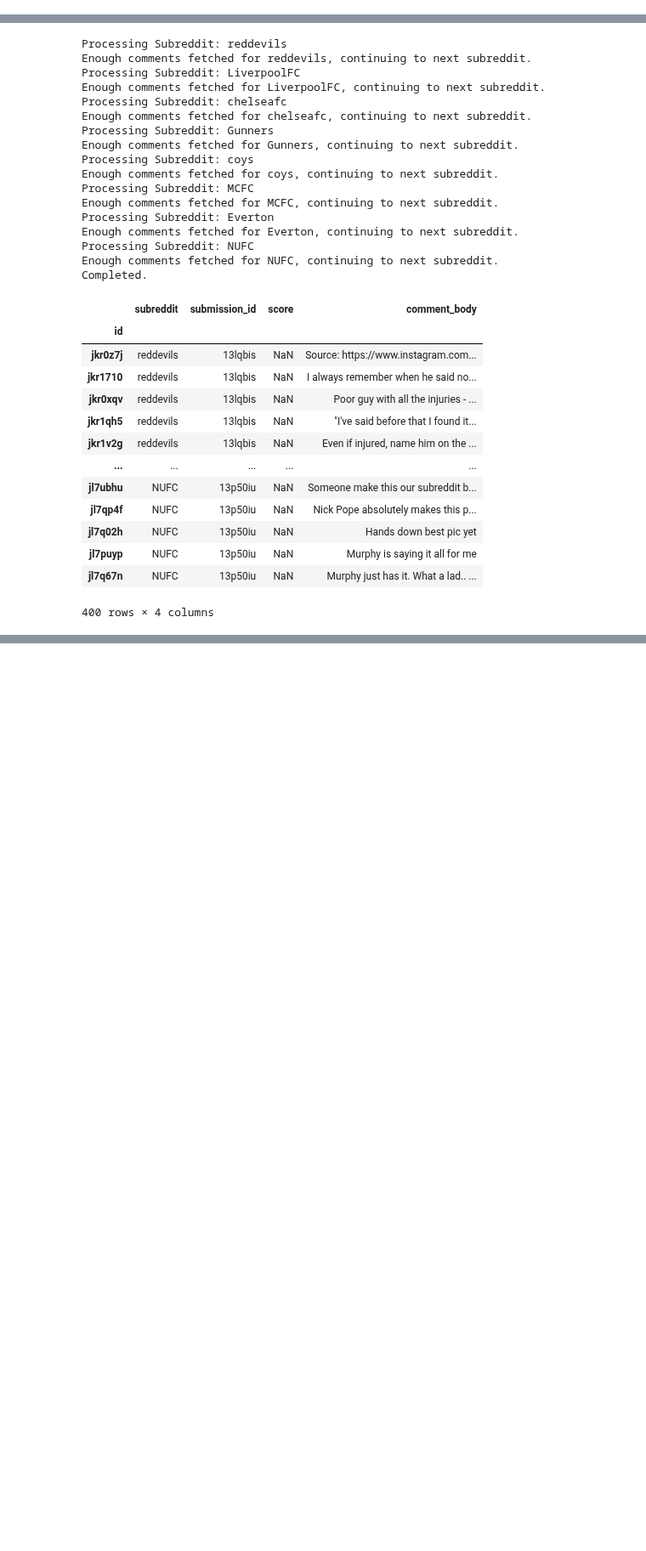
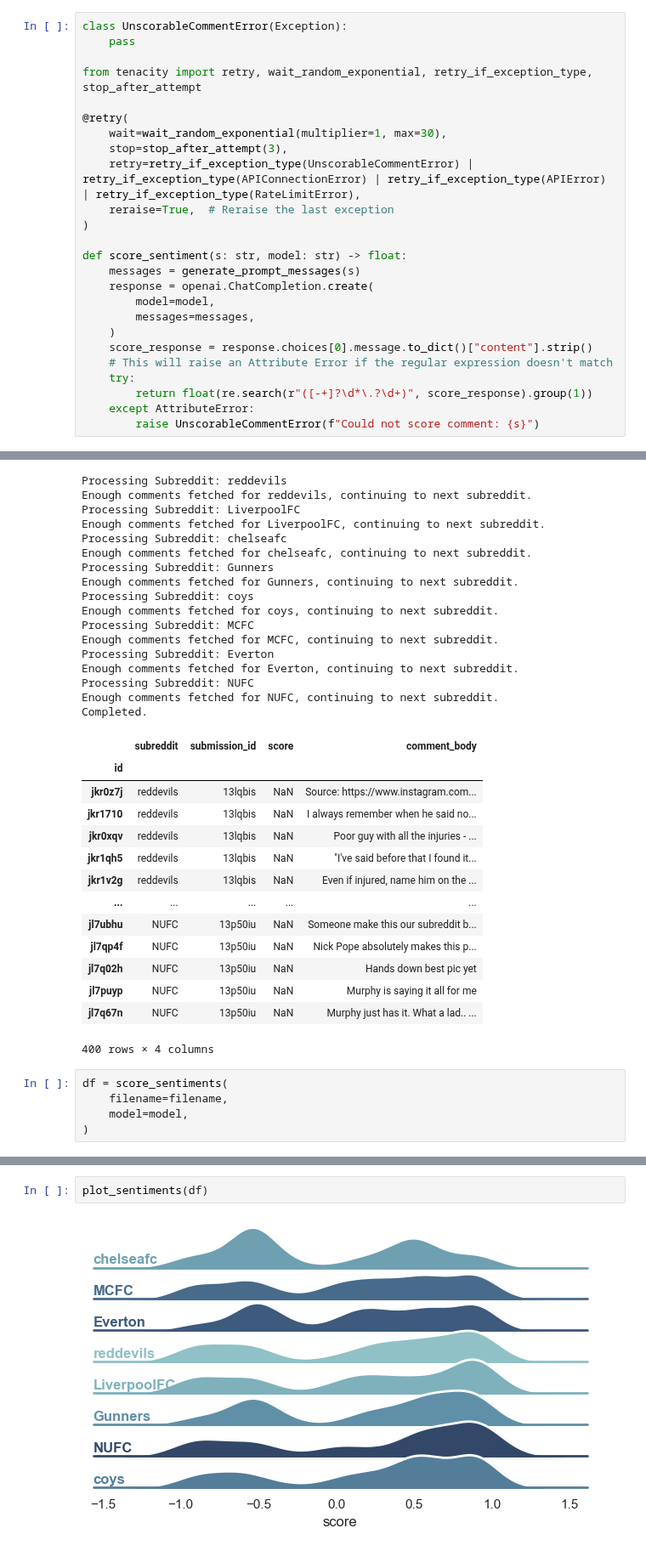
Before and after one commit to qmeng222/SentimentMap, a Jupyter notebook: SentimentMap.ipynb, the cells around one changed output, grey strips where cells are left out. Shown at 85% size. Cells and saved outputs as stored; diff of their text form; blank space fills up the shorter version.

```diff
--- a/SentimentMap.ipynb
+++ b/SentimentMap.ipynb
@@ -210,0 +211,25 @@ The following is a comment from a user on Reddit. Score it from -1 to 1, where -
+# %%
+class UnscorableCommentError(Exception):
+    pass
+
+from tenacity import retry, wait_random_exponential, retry_if_exception_type, stop_after_attempt
+
+@retry(
+    wait=wait_random_exponential(multiplier=1, max=30),
+    stop=stop_after_attempt(3),
+    retry=retry_if_exception_type(UnscorableCommentError) | retry_if_exception_type(APIConnectionError) | retry_if_exception_type(APIError) | retry_if_exception_type(RateLimitError),
+    reraise=True,  # Reraise the last exception
+)
+
+def score_sentiment(s: str, model: str) -> float:
+    messages = generate_prompt_messages(s)
+    response = openai.ChatCompletion.create(
+        model=model,
+        messages=messages,
+    )
+    score_response = response.choices[0].message.to_dict()["content"].strip()
+    # This will raise an Attribute Error if the regular expression doesn't match
+    try:
+        return float(re.search(r"([-+]?\d*\.?\d+)", score_response).group(1))
+    except AttributeError:
+        raise UnscorableCommentError(f"Could not score comment: {s}")
@@ -254,3 +384,8 @@ Completed.
 | jl7puyp | NUFC | 13p50iu | NaN | Murphy is saying it all for me |
 | jl7q67n | NUFC | 13p50iu | NaN | Murphy just has it. What a lad.. ... |
 400 rows × 4 columns
+# %%
+df = score_sentiments(
+    filename=filename,
+    model=model,
+)
@@ -256,0 +410,4 @@ Completed.
+# %%
+plot_sentiments(df)
+# %% [output]
+[figure, added]
```
Also changed, not shown: parts of 10 cells of this notebook.
